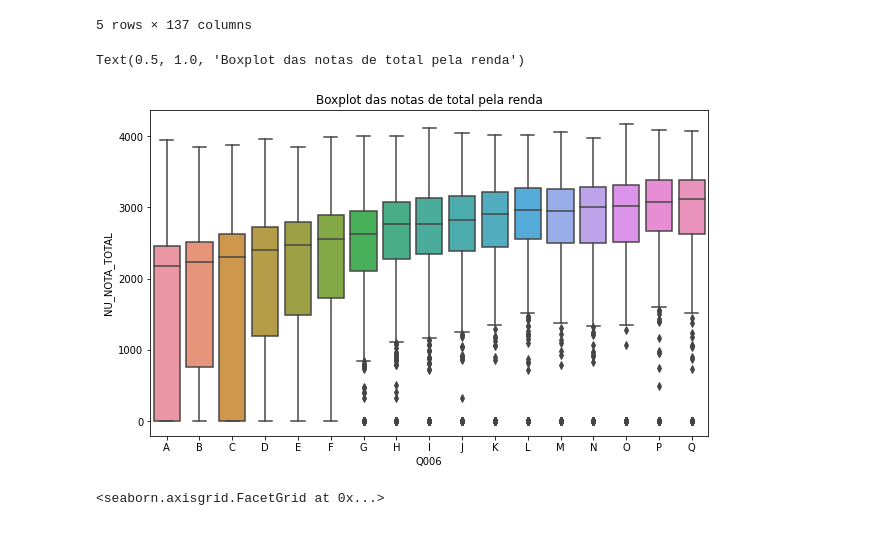
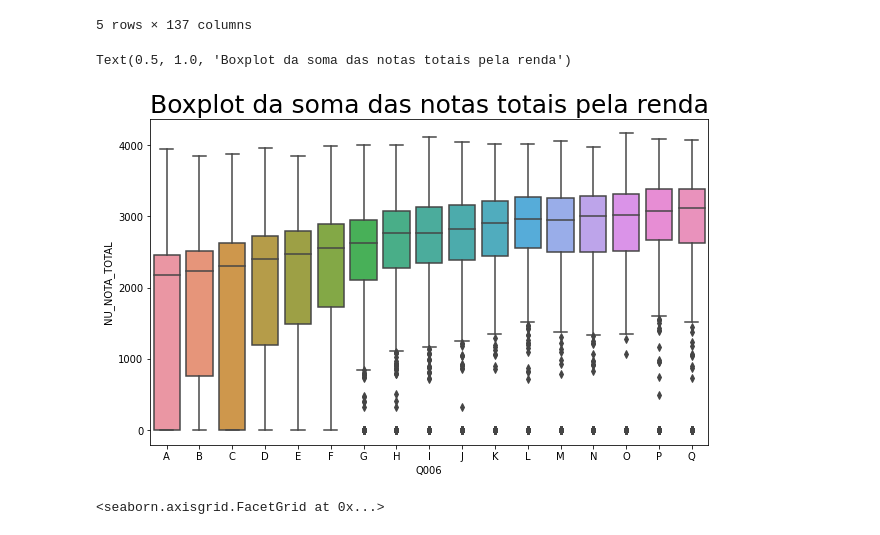
Before and after one commit to Daniel-ASG/IMERSAO_DADOS_ALURA, a Jupyter notebook: IMERSÃO_DADOS_Aula02.ipynb, the cells around one changed output. Saved outputs shown, nothing was run; the diff lists cells and outputs as text; code cells hidden in the pictures.

```diff
--- a/IMERSÃO_DADOS_Aula02.ipynb
+++ b/IMERSÃO_DADOS_Aula02.ipynb
@@ -350,8 +356,8 @@ dados.head()
 # %%
 plt.figure(figsize=(10, 6))
 sns.boxplot(x="Q006", y = "NU_NOTA_TOTAL", data = dados, order = renda_ordenada)
-plt.title("Boxplot das notas de total pela renda")
+plt.title("Boxplot da soma das notas totais pela renda", fontsize=25)
 # %% [output]
-Text(0.5, 1.0, 'Boxplot das notas de total pela renda')
+Text(0.5, 1.0, 'Boxplot da soma das notas totais pela renda')
-[figure, old version]
+[figure, new version]
 # %%
```
Also changed, not shown: parts of 17 cells of this notebook.
